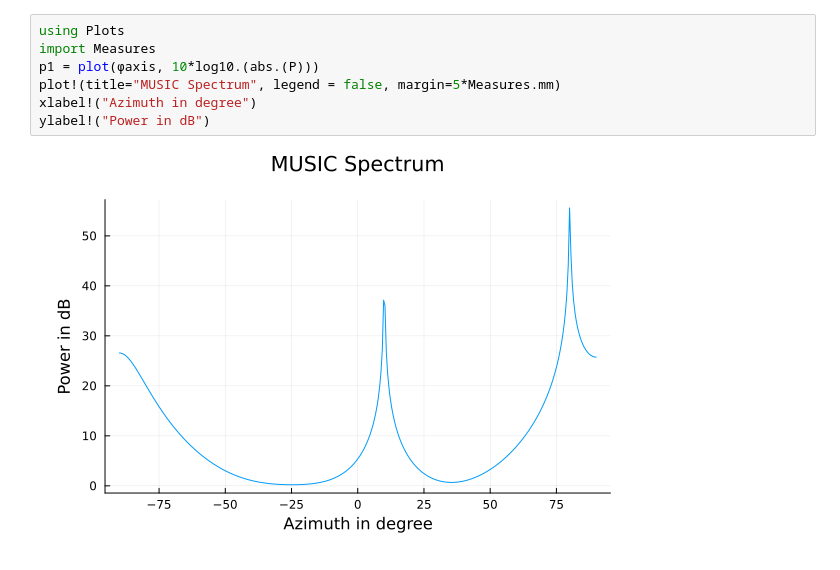
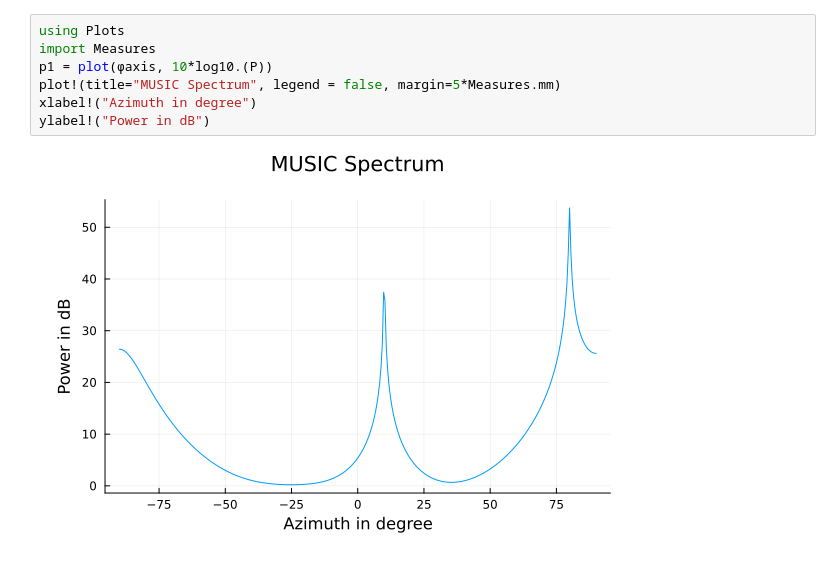
Before and after one commit to Matt266/beamlib, a Jupyter notebook: examples/MUSIC.ipynb, the cells around one changed output. Cells and saved outputs as stored; diff of their text form.

```diff
--- a/examples/MUSIC.ipynb
+++ b/examples/MUSIC.ipynb
@@ -54,9 +54,9 @@ import Peaks
 # %%
 using Plots
 import Measures
-p1 = plot(ϕaxis, 10*log10.(abs.(P)))
+p1 = plot(ϕaxis, 10*log10.(P))
 plot!(title="MUSIC Spectrum", legend = false, margin=5*Measures.mm)
 xlabel!("Azimuth in degree")
 ylabel!("Power in dB")
 # %% [output]
-[figure, old version]
+[figure, new version]
```
Also changed, not shown: parts of 2 cells of this notebook, 3 other files.
